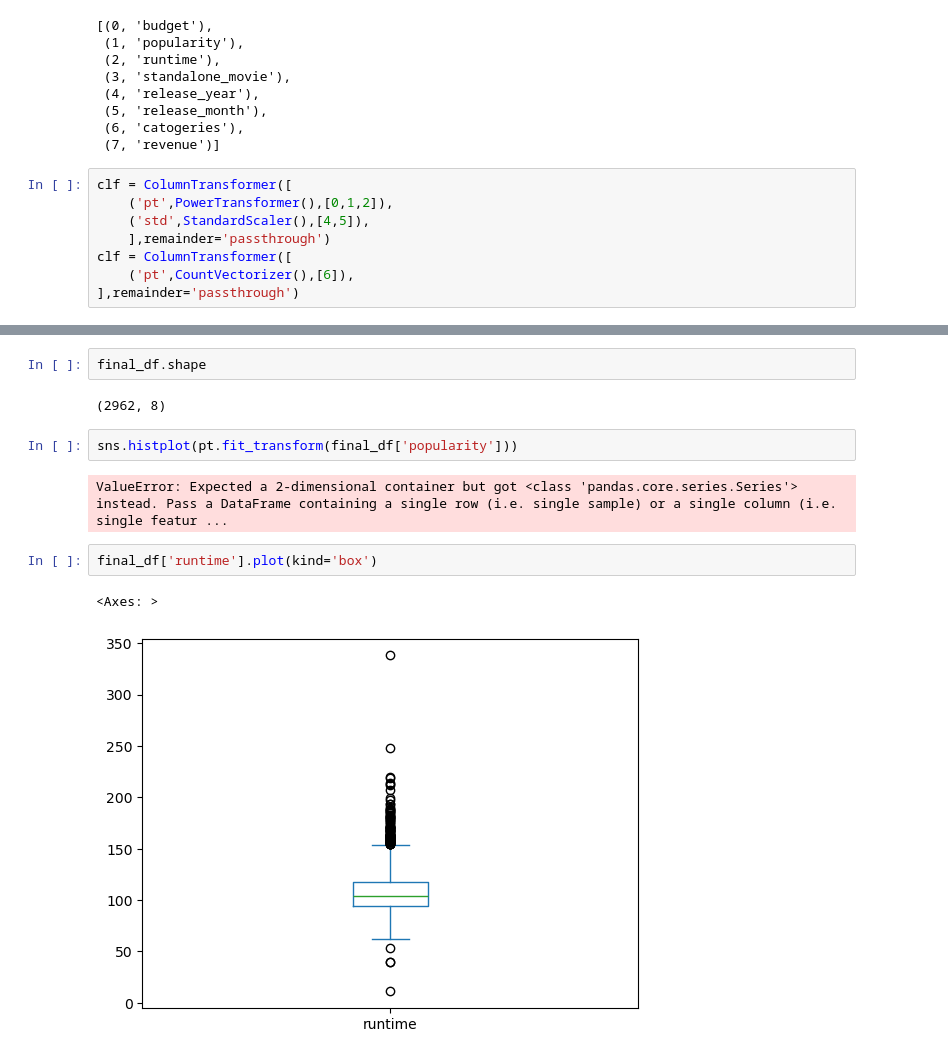
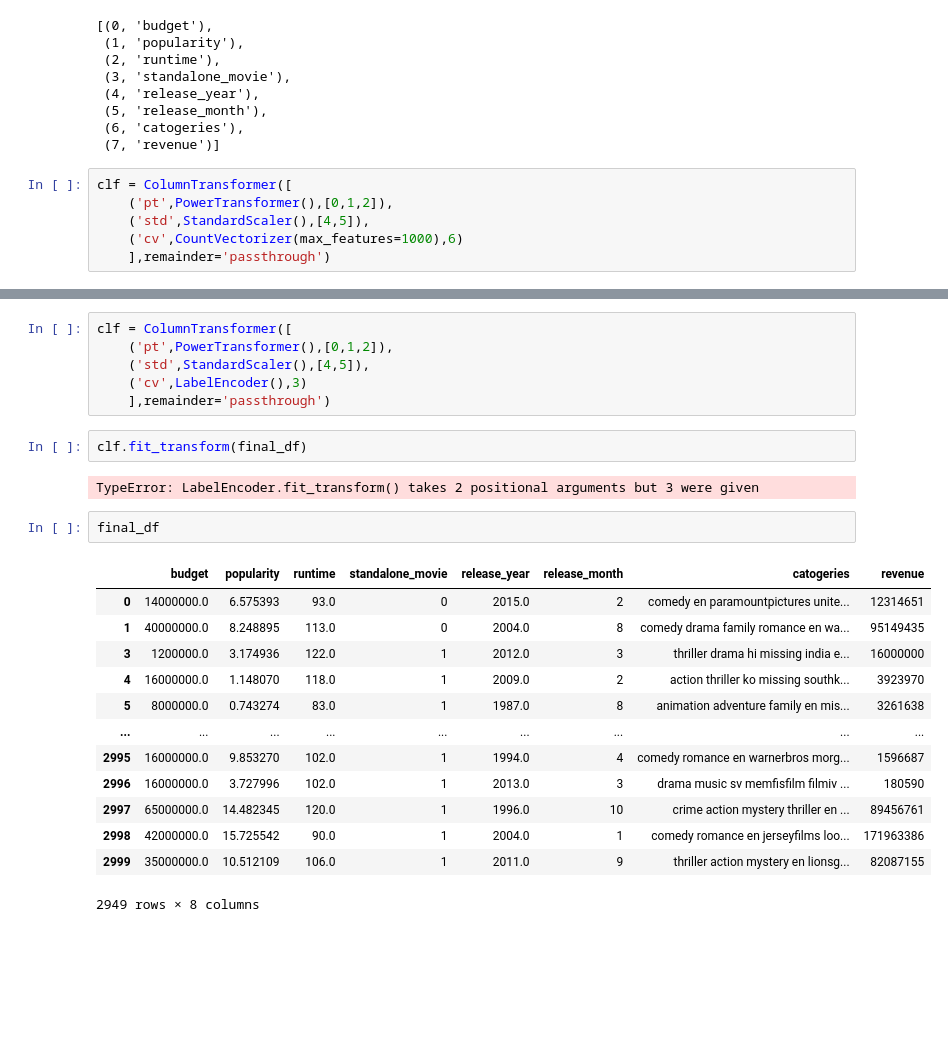
Before and after one commit to abdulvajid1/TMBD-MOVIE-REVENUE-PREDICTION, a Jupyter notebook: notebook.ipynb, the cells around one changed output, grey strips where cells are left out. Cells and saved outputs as stored; diff of their text form; blank space fills up the shorter version.

Commit message:
buid column transformer

```diff
--- a/notebook.ipynb
+++ b/notebook.ipynb
@@ -447,7 +450,5 @@ list(enumerate(final_df.columns))
 clf = ColumnTransformer([
     ('pt',PowerTransformer(),[0,1,2]),
     ('std',StandardScaler(),[4,5]),
+    ('cv',CountVectorizer(max_features=1000),6)
     ],remainder='passthrough')
-clf = ColumnTransformer([
-    ('pt',CountVectorizer(),[6]),
-],remainder='passthrough')
@@ -460,13 +491,26 @@ final_df = final_df.query('runtime>70 and runtime<230')
+# %%
+clf = ColumnTransformer([
+    ('pt',PowerTransformer(),[0,1,2]),
+    ('std',StandardScaler(),[4,5]),
+    ('cv',LabelEncoder(),3)
+    ],remainder='passthrough')
+# %%
+clf.fit_transform(final_df)
+# %% [output]
+TypeError: LabelEncoder.fit_transform() takes 2 positional arguments but 3 were given
 # %%
-final_df.shape
+final_df
 # %% [output]
+|  | budget | popularity | runtime | standalone_movie | release_year | release_month | catogeries | revenue |
+| 0 | 14000000.0 | 6.575393 | 93.0 | 0 | 2015.0 | 2 | comedy en paramountpictures unite... | 12314651 |
+| 1 | 40000000.0 | 8.248895 | 113.0 | 0 | 2004.0 | 8 | comedy drama family romance en wa... | 95149435 |
+| 3 | 1200000.0 | 3.174936 | 122.0 | 1 | 2012.0 | 3 | thriller drama hi missing india e... | 16000000 |
+| 4 | 16000000.0 | 1.148070 | 118.0 | 1 | 2009.0 | 2 | action thriller ko missing southk... | 3923970 |
+| 5 | 8000000.0 | 0.743274 | 83.0 | 1 | 1987.0 | 8 | animation adventure family en mis... | 3261638 |
+| ... | ... | ... | ... | ... | ... | ... | ... | ... |
+| 2995 | 16000000.0 | 9.853270 | 102.0 | 1 | 1994.0 | 4 | comedy romance en warnerbros morg... | 1596687 |
+| 2996 | 16000000.0 | 3.727996 | 102.0 | 1 | 2013.0 | 3 | drama music sv memfisfilm filmiv ... | 180590 |
+| 2997 | 65000000.0 | 14.482345 | 120.0 | 1 | 1996.0 | 10 | crime action mystery thriller en ... | 89456761 |
+| 2998 | 42000000.0 | 15.725542 | 90.0 | 1 | 2004.0 | 1 | comedy romance en jerseyfilms loo... | 171963386 |
+| 2999 | 35000000.0 | 10.512109 | 106.0 | 1 | 2011.0 | 9 | thriller action mystery en lionsg... | 82087155 |
-(2962, 8)
+2949 rows × 8 columns
-# %%
-sns.histplot(pt.fit_transform(final_df['popularity']))
-# %% [output]
-ValueError: Expected a 2-dimensional container but got <class 'pandas.core.series.Series'> instead. Pass a DataFrame containing a single row (i.e. single sample) or a single column (i.e. single featur ...
-# %%
-final_df['runtime'].plot(kind='box')
-# %% [output]
-<Axes: >
-[figure, removed]
```
Also changed, not shown: parts of 10 cells of this notebook.
